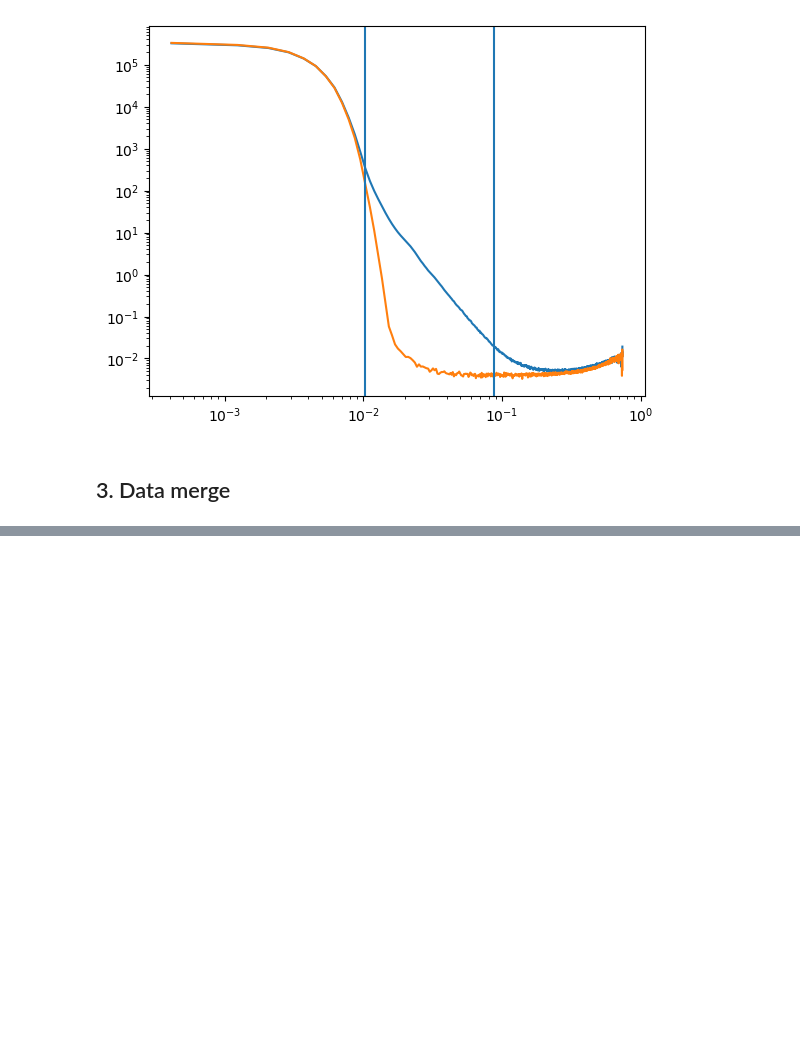
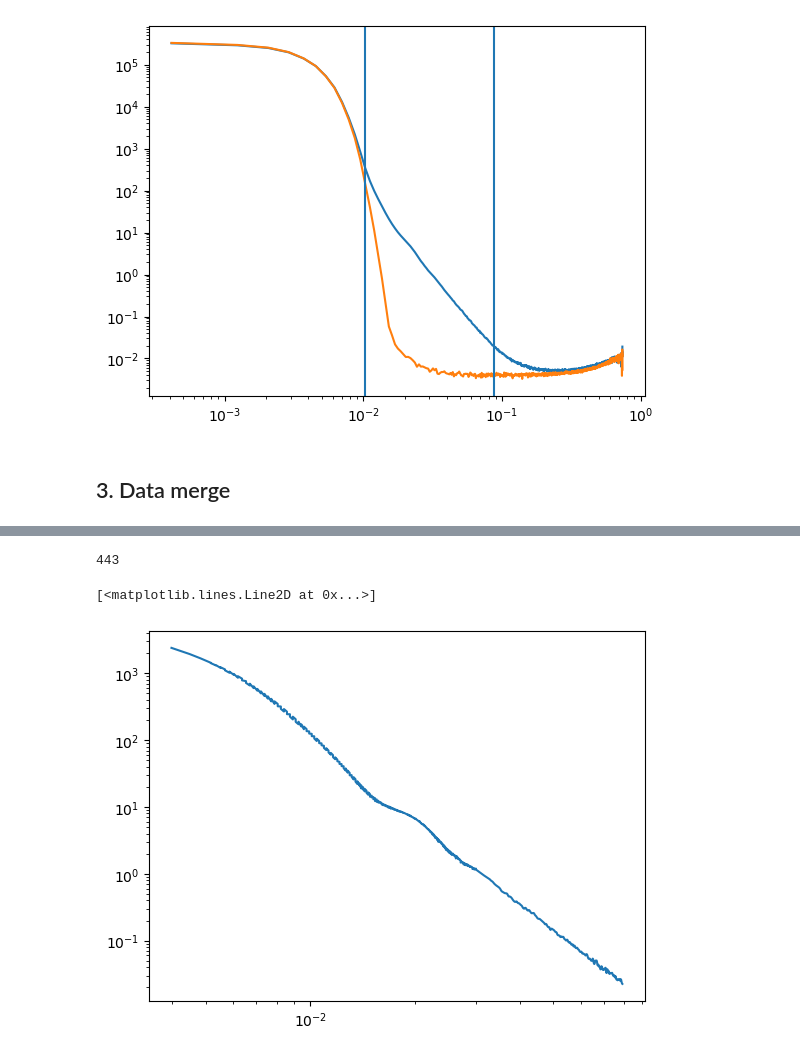
Before and after one commit to pozzo-research-group/saxs_data_processing, a Jupyter notebook: brenden_prototype/datamerge/saxs_data_process_prototyping.ipynb, the cells around one changed output, grey strips where cells are left out. Drawn from its saved outputs; the diff is of its cells as text; code cells hidden in the pictures; blank space fills up the shorter version.

```diff
--- a/brenden_prototype/datamerge/saxs_data_process_prototyping.ipynb
+++ b/brenden_prototype/datamerge/saxs_data_process_prototyping.ipynb
@@ -519,0 +455,35 @@ plt.loglog(data1['q'], data1['I'], ls = ' ', marker = '.')
+# %%
+def find_qlim_hi(low_q_data, qlim_low, noise_threshold = 0.2, n_pts = 20):
+    """
+    Find the hi q merge limit using noise criteria on low q data
+    """
+
+    noise_value = noise_score(low_q_data, n_pts = n_pts)
+
+    for i, (q, noise) in enumerate(zip(low_q_data['q'], noise_value)):
+        if i > n_pts: # need to avoid edge effects
+            if q > qlim_low:
+                if noise > noise_threshold:
+                    return q
+
+    raise AssertionError('Q lim hi not found with given criteria')
+# %%
+def get_merge_limits(low_q_data, hi_q_data, val_threshold = 0.1, slope_threshold = 0.4, noise_threshold = 0.2, n_pts = 20):
+
+    qlim_low = find_qlim_low(low_q_data, hi_q_data, val_threshold = val_threshold, slope_threshold = slope_threshold)
+    qlim_hi = find_qlim_hi(low_q_data, qlim_low, noise_threshold = noise_threshold, n_pts = n_pts)
+
+    return (qlim_low, qlim_hi)
+# %%
+len(merge_esaxs)
+# %% [output]
+443
+# %%
+low_q_lim, hi_q_lim = get_merge_limits(merge_esaxs, merge_saxs)
+# %%
+spliced_data = splice_datasets(merge_esaxs, merge_saxs, low_q_lim, hi_q_lim, 'esaxs', 'saxs')
+# %%
+plt.loglog(spliced_data['q'], spliced_data['I'])
+# %% [output]
+[<matplotlib.lines.Line2D at 0x...>]
+[figure, added]
```
Also changed, not shown: parts of 21 cells of this notebook.
